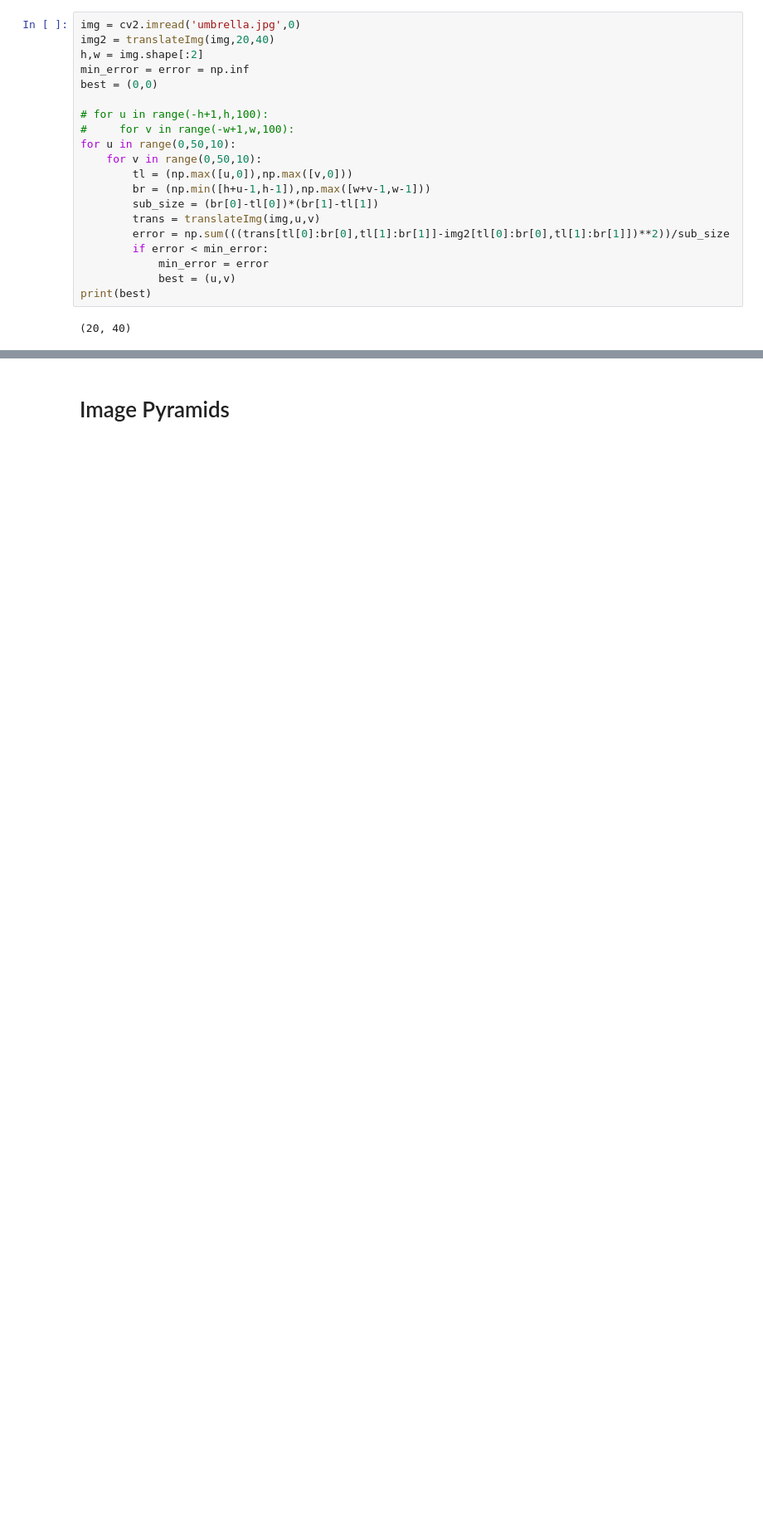
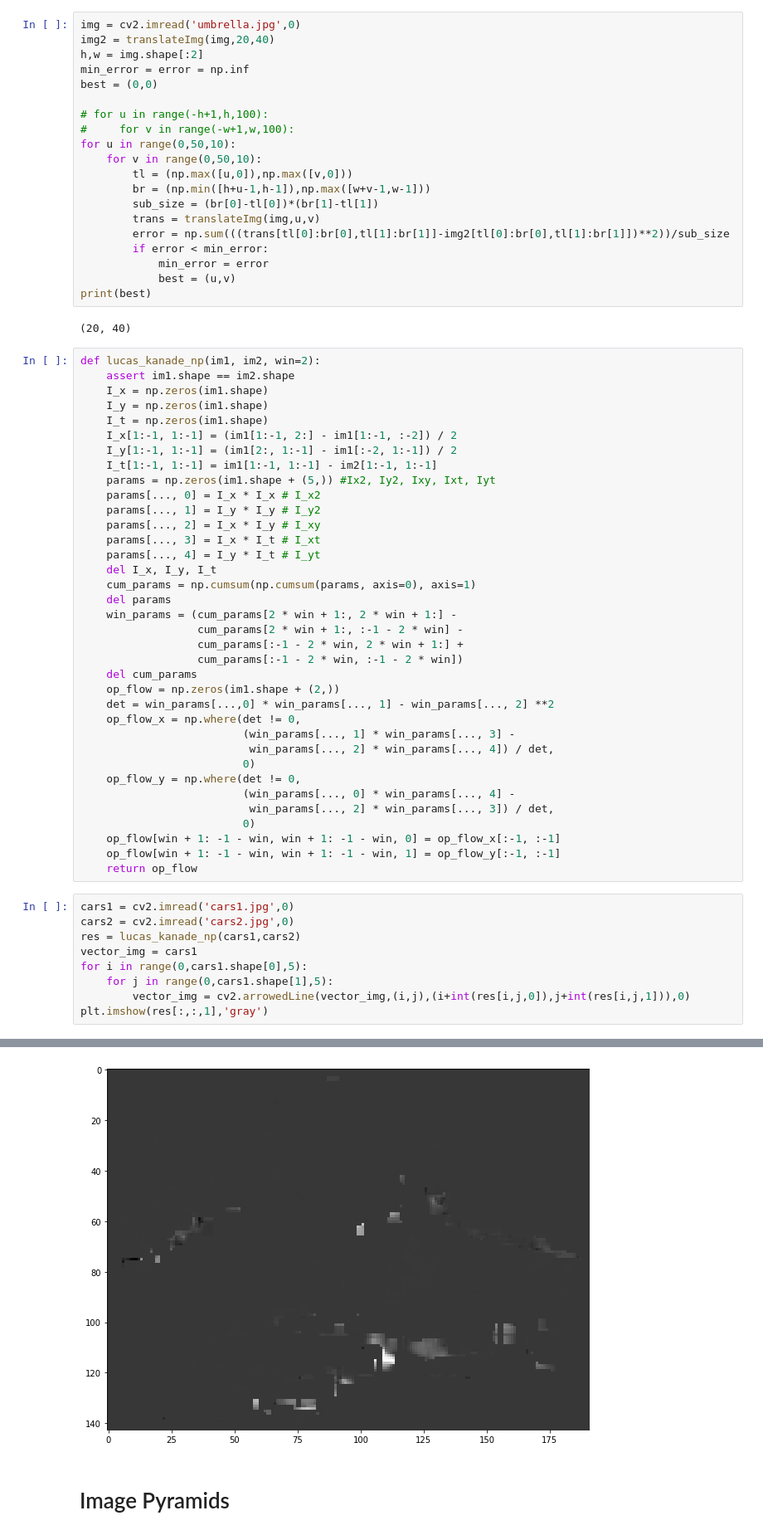
Before and after one commit to JosephGolubchik/cv_e3, a Jupyter notebook: cv_ex3.ipynb, the cells around one changed output, grey strips where cells are left out. Shown at 83% size. Saved outputs shown, nothing was run; the diff lists cells and outputs as text; blank space fills up the shorter version.

```diff
--- a/cv_ex3.ipynb
+++ b/cv_ex3.ipynb
@@ -131,3 +129,49 @@ for u in range(0,50,10):
 print(best)
 # %% [output]
 (20, 40)
+# %%
+def lucas_kanade_np(im1, im2, win=2):
+    assert im1.shape == im2.shape
+    I_x = np.zeros(im1.shape)
+    I_y = np.zeros(im1.shape)
+    I_t = np.zeros(im1.shape)
+    I_x[1:-1, 1:-1] = (im1[1:-1, 2:] - im1[1:-1, :-2]) / 2
+    I_y[1:-1, 1:-1] = (im1[2:, 1:-1] - im1[:-2, 1:-1]) / 2
+    I_t[1:-1, 1:-1] = im1[1:-1, 1:-1] - im2[1:-1, 1:-1]
+    params = np.zeros(im1.shape + (5,)) #Ix2, Iy2, Ixy, Ixt, Iyt
+    params[..., 0] = I_x * I_x # I_x2
+    params[..., 1] = I_y * I_y # I_y2
+    params[..., 2] = I_x * I_y # I_xy
+    params[..., 3] = I_x * I_t # I_xt
+    params[..., 4] = I_y * I_t # I_yt
+    del I_x, I_y, I_t
+    cum_params = np.cumsum(np.cumsum(params, axis=0), axis=1)
+    del params
+    win_params = (cum_params[2 * win + 1:, 2 * win + 1:] -
+                  cum_params[2 * win + 1:, :-1 - 2 * win] -
+                  cum_params[:-1 - 2 * win, 2 * win + 1:] +
+                  cum_params[:-1 - 2 * win, :-1 - 2 * win])
+    del cum_params
+    op_flow = np.zeros(im1.shape + (2,))
+    det = win_params[...,0] * win_params[..., 1] - win_params[..., 2] **2
+    op_flow_x = np.where(det != 0,
+                         (win_params[..., 1] * win_params[..., 3] -
+                          win_params[..., 2] * win_params[..., 4]) / det,
+                         0)
+    op_flow_y = np.where(det != 0,
+                         (win_params[..., 0] * win_params[..., 4] -
+                          win_params[..., 2] * win_params[..., 3]) / det,
+                         0)
+    op_flow[win + 1: -1 - win, win + 1: -1 - win, 0] = op_flow_x[:-1, :-1]
+    op_flow[win + 1: -1 - win, win + 1: -1 - win, 1] = op_flow_y[:-1, :-1]
+    return op_flow
+# %%
+cars1 = cv2.imread('cars1.jpg',0)
+cars2 = cv2.imread('cars2.jpg',0)
+res = lucas_kanade_np(cars1,cars2)
+vector_img = cars1
+for i in range(0,cars1.shape[0],5):
+    for j in range(0,cars1.shape[1],5):
+        vector_img = cv2.arrowedLine(vector_img,(i,j),(i+int(res[i,j,0]),j+int(res[i,j,1])),0)
+plt.imshow(res[:,:,1],'gray')
+# %% [output]
@@ -134,2 +179,3 @@ print(best)
+[figure, added]
 # %% [markdown]
 # Image Pyramids
```
Also changed, not shown: parts of 20 cells of this notebook, 12 other files.
